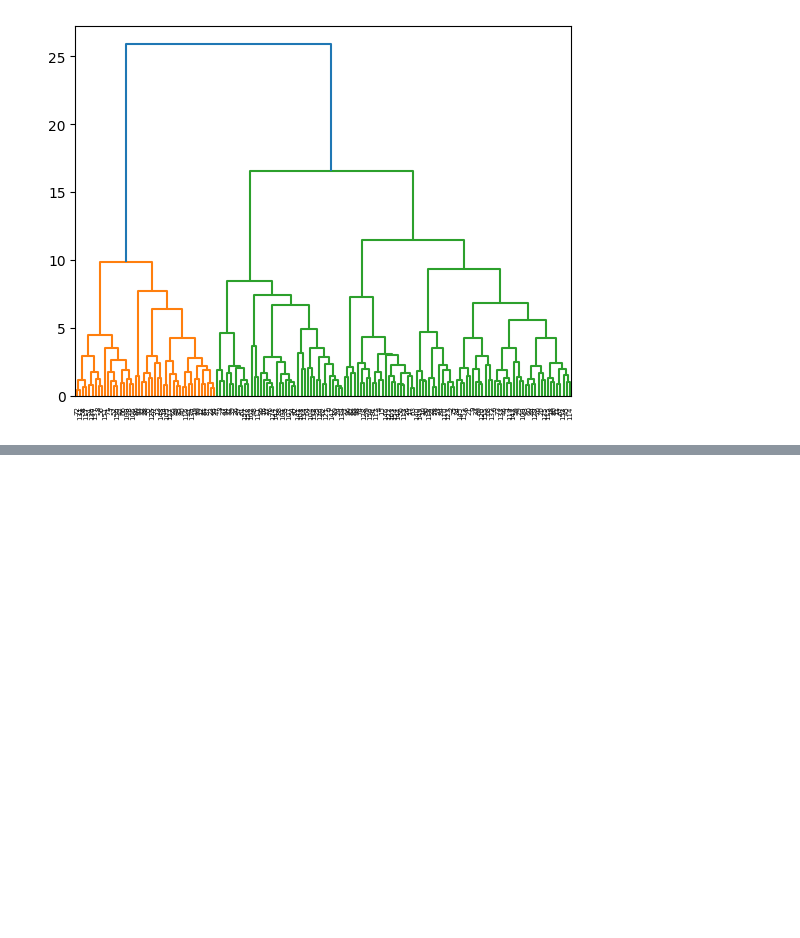
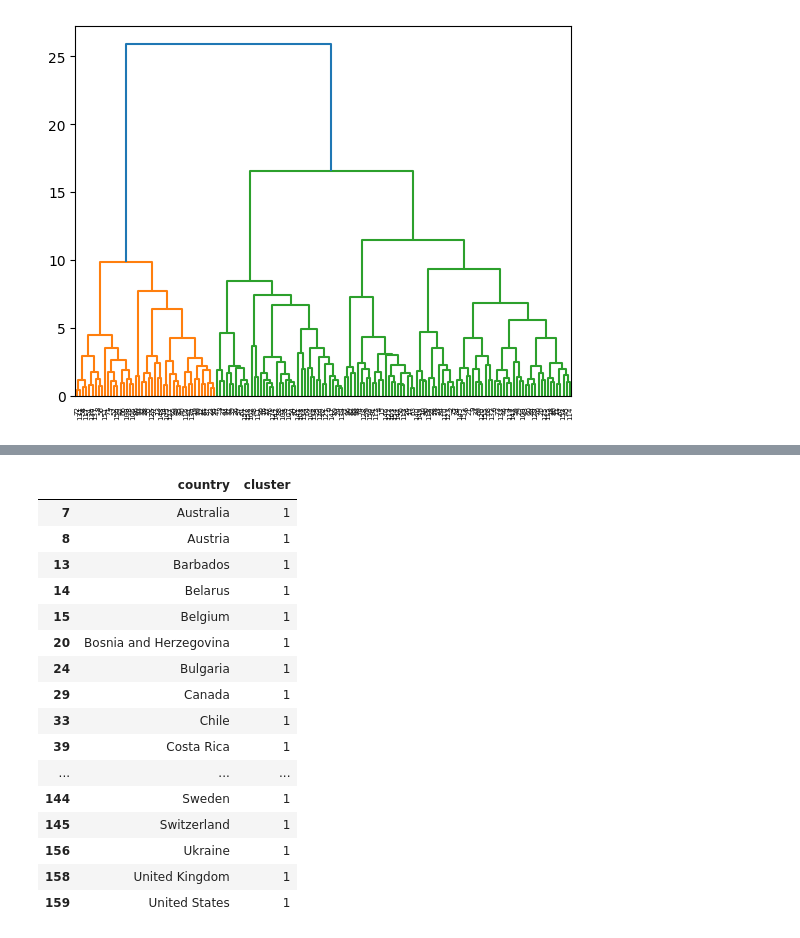
Before and after one commit to AnuragjhA18-2005/Clustering_Countries, a Jupyter notebook: clustering_proj.ipynb, the cells around one changed output, grey strips where cells are left out. Cells and saved outputs as stored; diff of their text form; code cells hidden in the pictures; blank space fills up the shorter version.

```diff
--- a/clustering_proj.ipynb
+++ b/clustering_proj.ipynb
@@ -378,0 +406,22 @@ plt.show()
+# %%
+
+# Countries in cluster 1=developed
+df_original[df_original['cluster'] == 1][['country','cluster']]
+# %% [output]
+|  | country | cluster |
+| 7 | Australia | 1 |
+| 8 | Austria | 1 |
+| 13 | Barbados | 1 |
+| 14 | Belarus | 1 |
+| 15 | Belgium | 1 |
+| 20 | Bosnia and Herzegovina | 1 |
+| 24 | Bulgaria | 1 |
+| 29 | Canada | 1 |
+| 33 | Chile | 1 |
+| 39 | Costa Rica | 1 |
+| ... | ... | ... |
+| 144 | Sweden | 1 |
+| 145 | Switzerland | 1 |
+| 156 | Ukraine | 1 |
+| 158 | United Kingdom | 1 |
+| 159 | United States | 1 |
```
Also changed, not shown: parts of 22 cells of this notebook.
